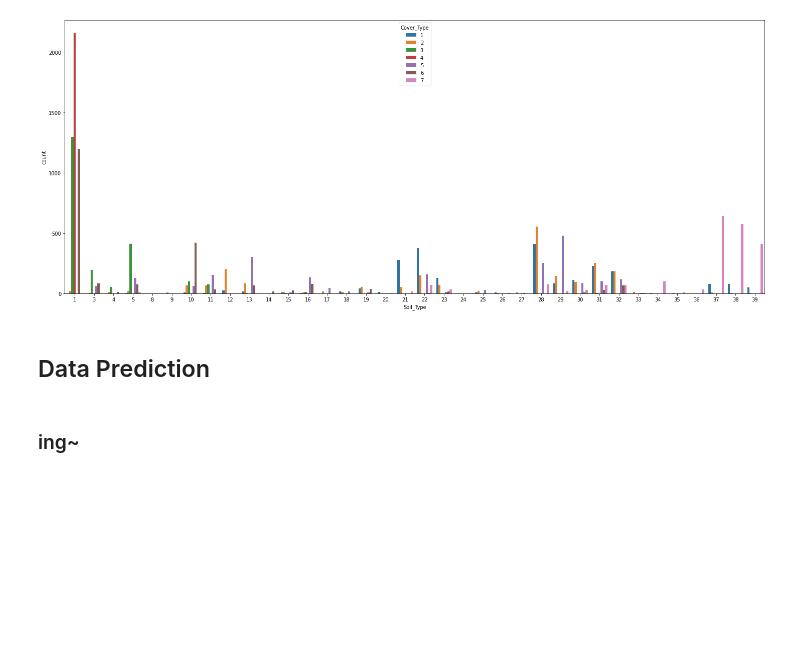
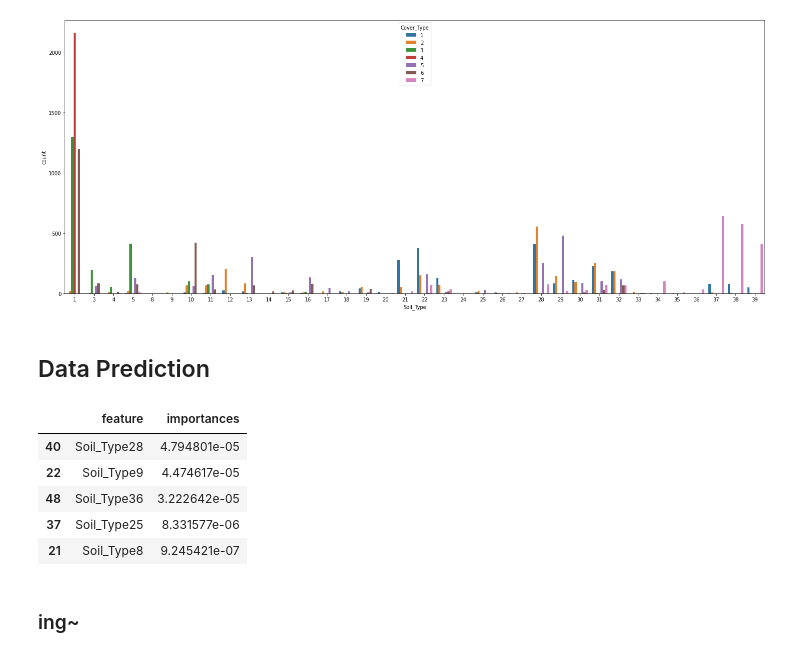
Before and after one commit to bigleeuk/Kaggle-Data-Analysis, a Jupyter notebook: Forest Cover Type Prediction/Forest_Cover_Type_Prediction.ipynb, the cells around one changed output. Saved outputs shown, nothing was run; the diff lists cells and outputs as text; code cells hidden in the pictures; blank space fills up the shorter version.

```diff
--- a/Forest Cover Type Prediction/Forest_Cover_Type_Prediction.ipynb
+++ b/Forest Cover Type Prediction/Forest_Cover_Type_Prediction.ipynb
@@ -242,3 +221,32 @@ from sklearn.preprocessing import Normalizer
+# %%
+Xtrain=train
+Xtest=test
+Ytrain=train['Cover_Type']
+from scipy.stats import norm
+from lightgbm import LGBMClassifier
+from sklearn.model_selection import cross_val_score, train_test_split
+from sklearn.decomposition import PCA
+from sklearn.pipeline import make_pipeline
+from  sklearn.preprocessing import RobustScaler, StandardScaler, Normalizer, QuantileTransformer, MinMaxScaler
+from sklearn.ensemble import RandomForestClassifier, ExtraTreesClassifier
+#import optuna
+from sklearn.metrics import accuracy_score
+# %%
+rf=RandomForestClassifier(n_estimators=5000, random_state=18, n_jobs=-1)
+rf.fit(Xtrain.fillna(-999), Ytrain)
+feature_importance_df=pd.DataFrame(data=None,  columns=['feature','importances'])
+feature_importance_df['importances']=rf.feature_importances_
+feature_importance_df['feature']=Xtrain.columns
+
+feature_importance_df=feature_importance_df.sort_values(by='importances', ascending=False)
+feature_importance_df.tail()
+# %% [output]
+|  | feature | importances |
+| 40 | Soil_Type28 | 4.794801e-05 |
+| 22 | Soil_Type9 | 4.474617e-05 |
+| 48 | Soil_Type36 | 3.222642e-05 |
+| 37 | Soil_Type25 | 8.331577e-06 |
+| 21 | Soil_Type8 | 9.245421e-07 |
 # %%
 X_all=[]
 X_all_add=[]
```
Also changed, not shown: parts of 8 cells of this notebook, 1 other file.
